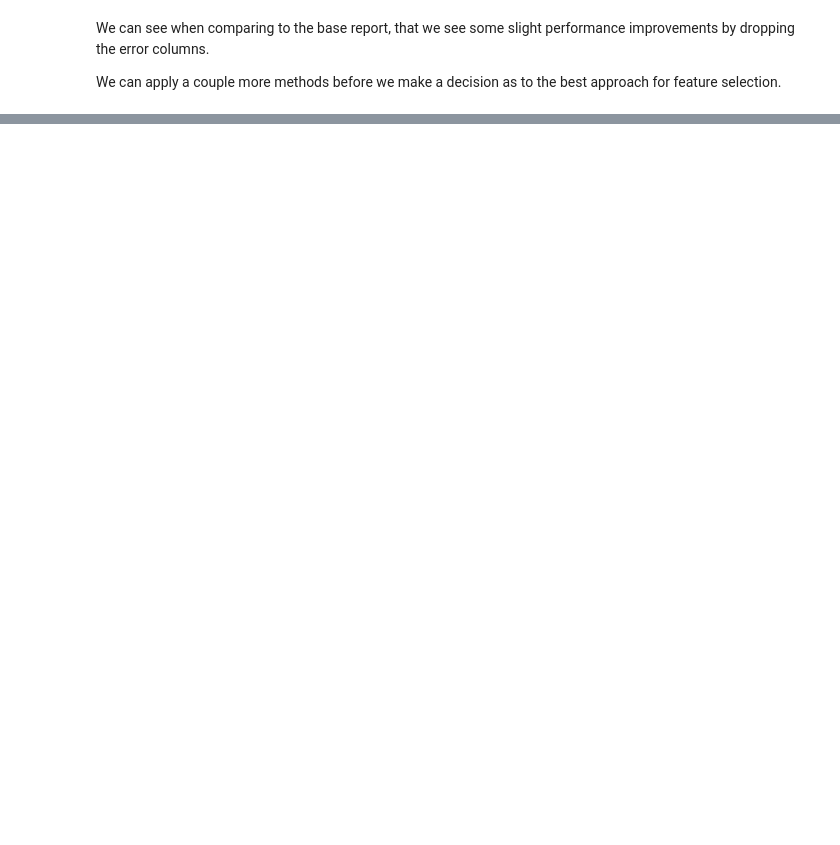
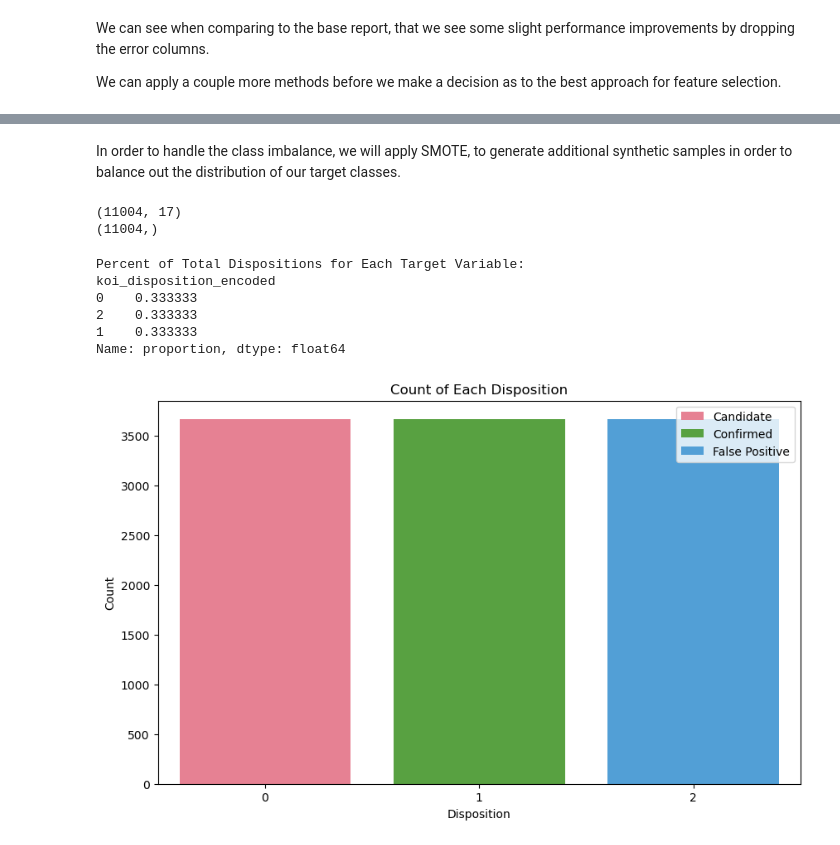
Before and after one commit to adrianveen/lhl_final_project, a Jupyter notebook: notebooks/preprocessing.ipynb, the cells around one changed output, grey strips where cells are left out. Drawn from its saved outputs; the diff is of its cells as text; code cells hidden in the pictures; blank space fills up the shorter version.

```diff
--- a/notebooks/preprocessing.ipynb
+++ b/notebooks/preprocessing.ipynb
@@ -689,0 +740,20 @@ print(X_selected.shape)
+# %%
+
+#split our data into training and testing sets
+y_no_err = kois_no_err['koi_disposition_encoded']
+X_no_err = kois_no_err.drop(['koi_disposition_encoded'], axis=1)
+
+X_train_no_err, X_test_no_err, y_train_no_err, y_test_no_err = train_test_split(X_no_err, y_no_err, test_size=0.2, random_state=42) #use a test size of 20%
+# %%
+#retrain our model
+xgbc.fit(X_train_no_err, y_train_no_err)
+
+#evaluate with f1-score
+xgbc_f1_score = f1_score(y_test_no_err, xgbc.predict(X_test_no_err), average='macro')
+
+#save classification report
+no_err_report2 = classification_report(y_test_no_err, xgbc.predict(X_test_no_err))
+
+#print classification report - base model and no error (and 2 other columns)
+print(f"\n Base Model Classification Report: \n{no_err_report}")
+print(f"\n Classification Report for XGBoost with error columns, slogg, and insol removed: \n{no_err_report2}")
@@ -719,0 +910,2 @@ weighted avg       0.90      0.90      0.90      1802
+# %%
+X_train_no_err, X_test_no_err, _, _ = train_test_split(X_no_err, y_no_err, test_size=0.2, random_state=42) #use a test size of 20%
@@ -719,0 +1054,35 @@ weighted avg       0.90      0.90      0.90      1802
+# %% [markdown]
+In order to handle the class imbalance, we will apply SMOTE, to generate additional synthetic samples in order to balance out the distribution of our target classes.
+# %%
+smote = SMOTE(random_state=23)
+
+X_train_smote, y_train_smote = smote.fit_resample(X_train_no_err, y_train_no_err)
+# %%
+print(X_train_smote.shape)
+print(y_train_smote.shape)
+# %% [output]
+(11004, 17)
+(11004,)
+# %%
+#Show the distribution of each class as a percentage and in a chart
+print(f"Percent of Total Dispositions for Each Target Variable: \n{y_train_smote.value_counts(normalize=True)}")
+
+#plot the distribution of each class in koi_disposition_encoded
+# Create a count plot
+plt.figure(figsize=(10, 6))
+sns.countplot(x=y_train_smote,
+              palette='husl')
+
+plt.xlabel('Disposition')
+plt.ylabel('Count')
+plt.title('Count of Each Disposition')
+plt.legend(['Candidate', 'Confirmed', 'False Positive'])
+plt.show()
+# %% [output]
+Percent of Total Dispositions for Each Target Variable:
+koi_disposition_encoded
+0    0.333333
+2    0.333333
+1    0.333333
+Name: proportion, dtype: float64
+[figure, added]
```
Also changed, not shown: parts of 77 cells of this notebook, 2 other files.
